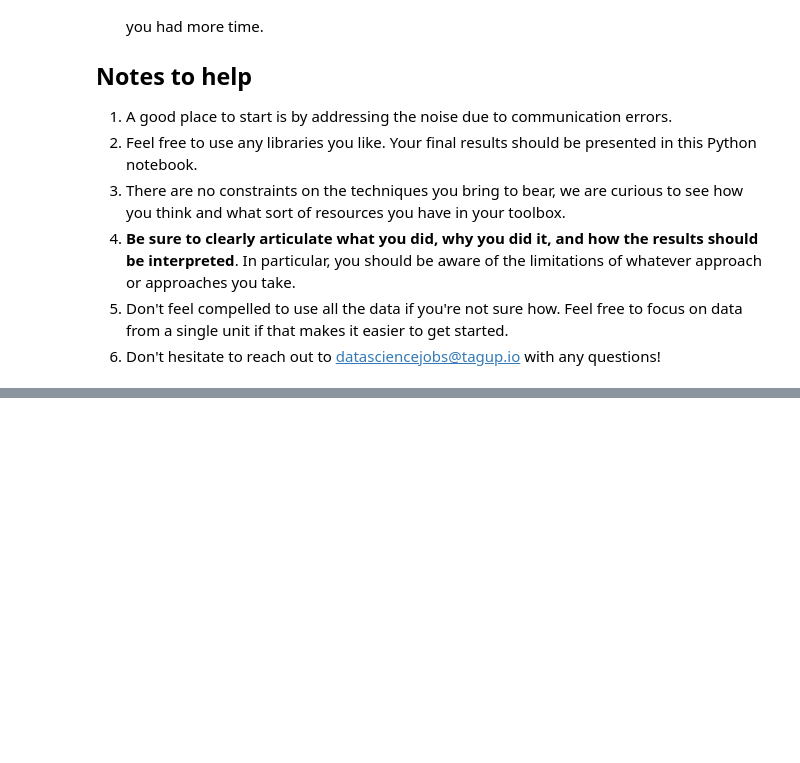
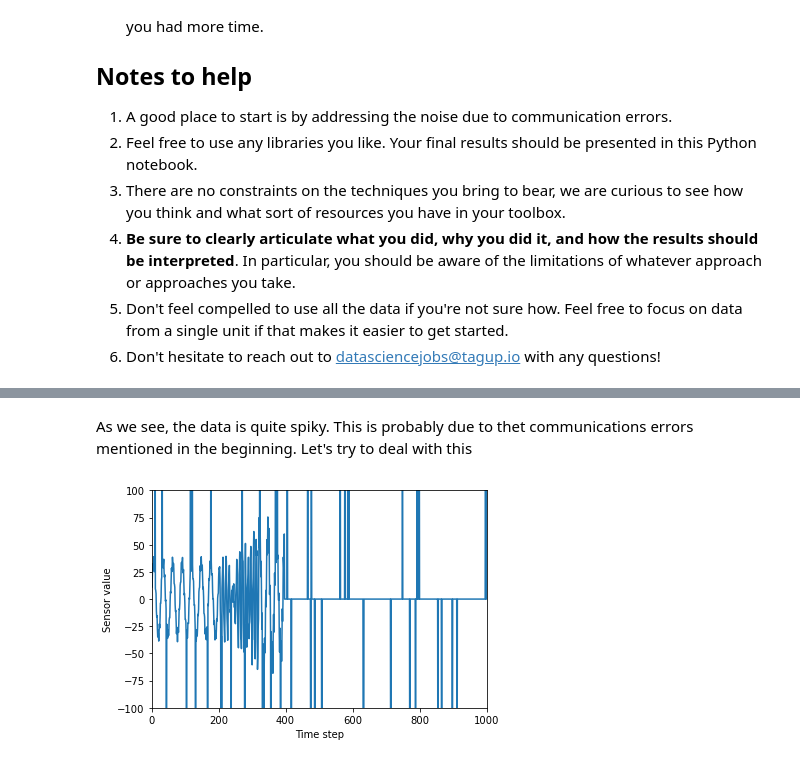
Before and after one commit to tagup/ops-challenges, a Jupyter notebook: data-science/Data_science_exercise.ipynb, the cells around one changed output, grey strips where cells are left out. Cells and saved outputs as stored; diff of their text form; code cells hidden in the pictures; blank space fills up the shorter version.

```diff
--- a/data-science/Data_science_exercise.ipynb
+++ b/data-science/Data_science_exercise.ipynb
@@ -42,0 +85,11 @@ plt.show()
+# %% [markdown]
+As we see, the data is quite spiky. This is probably due to thet communications errors mentioned in the beginning. Let's try to deal with this
+# %%
+plt.plot(range(len(data)), data['0'])
+plt.xlabel('Time step')
+plt.ylabel('Sensor value')
+plt.ylim(-100, 100)
+plt.xlim(0, 1000)
+plt.show()
+# %% [output]
+[figure, added]
```
Also changed, not shown: parts of 14 cells of this notebook.
